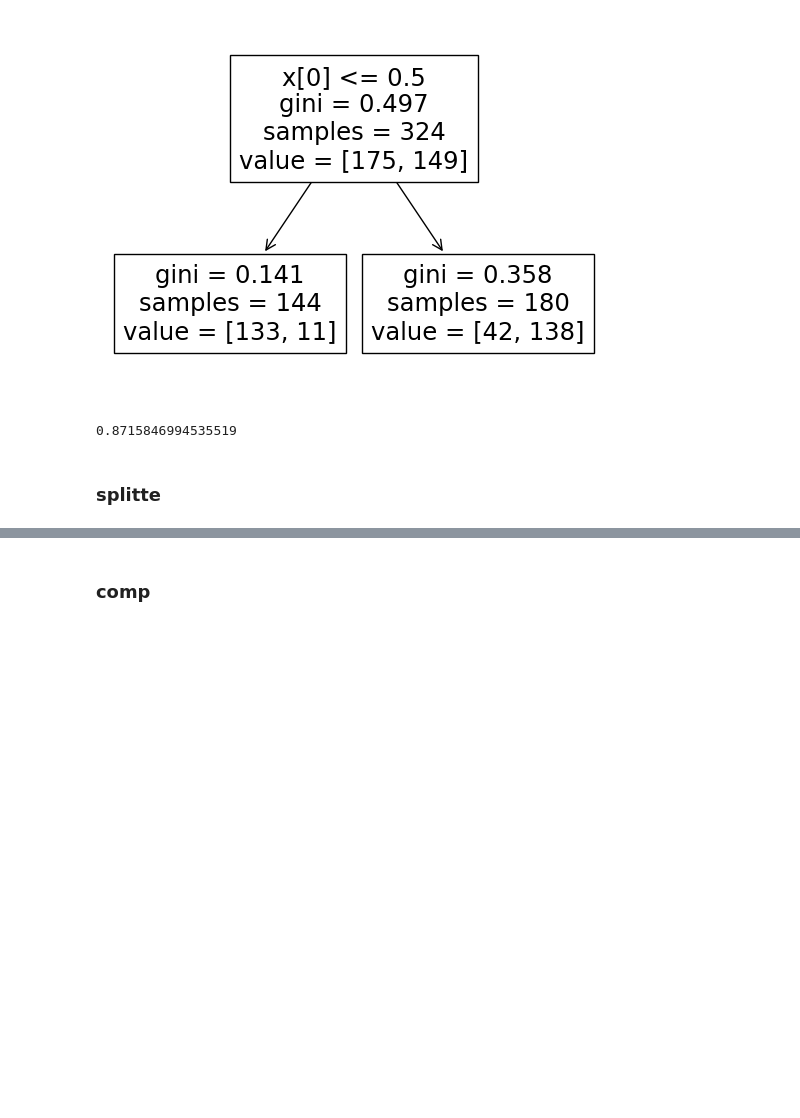
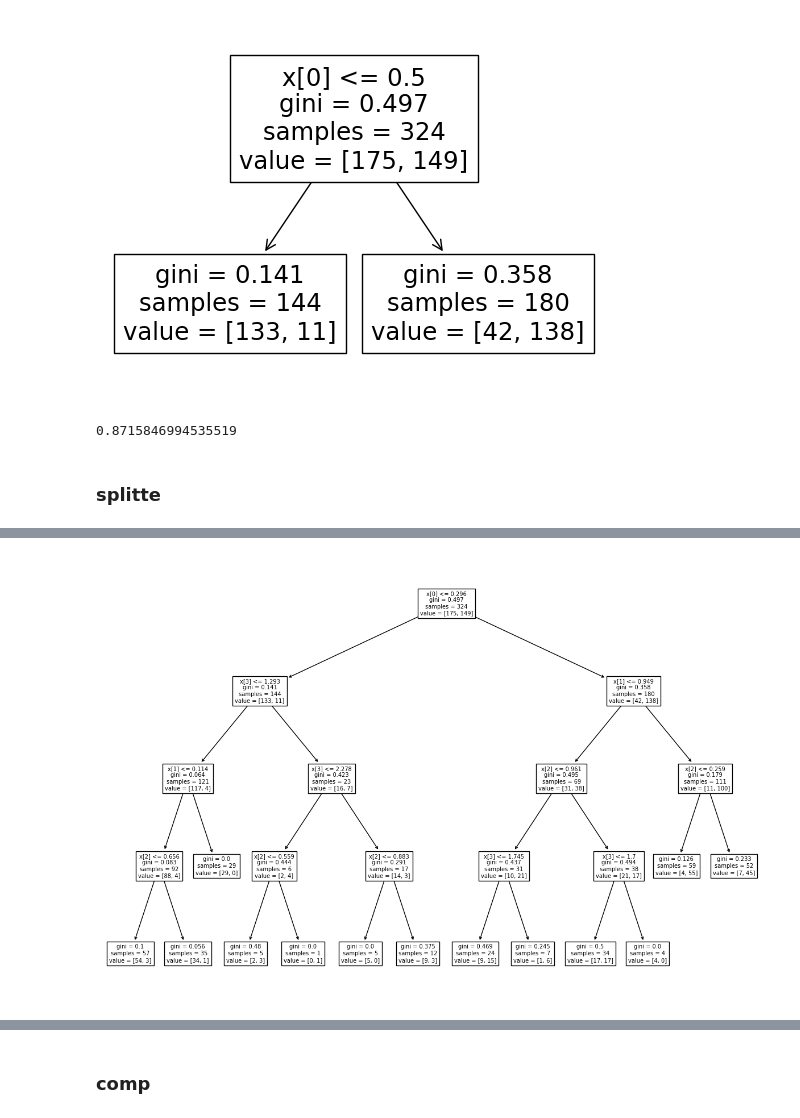
Before and after one commit to Tawanss/BSC_DPDM2023, a Jupyter notebook: Classification1.ipynb, the cells around one changed output, grey strips where cells are left out. Saved outputs shown, nothing was run; the diff lists cells and outputs as text; code cells hidden in the pictures; blank space fills up the shorter version.

```diff
--- a/Classification1.ipynb
+++ b/Classification1.ipynb
@@ -305,3 +307,8 @@ DecisionTreeClassifier(max_depth=2, random_state=0, splitter='random')
+# %%
+_,ax = plt.subplots(figsize=(15,10))
+tree.plot_tree(DtreeHW2_1);
+# %% [output]
+[figure, added]
 # %%
 tree.plot_tree(DtreeHW2_1);
 # %% [output]
```
Also changed, not shown: parts of 10 cells of this notebook.
